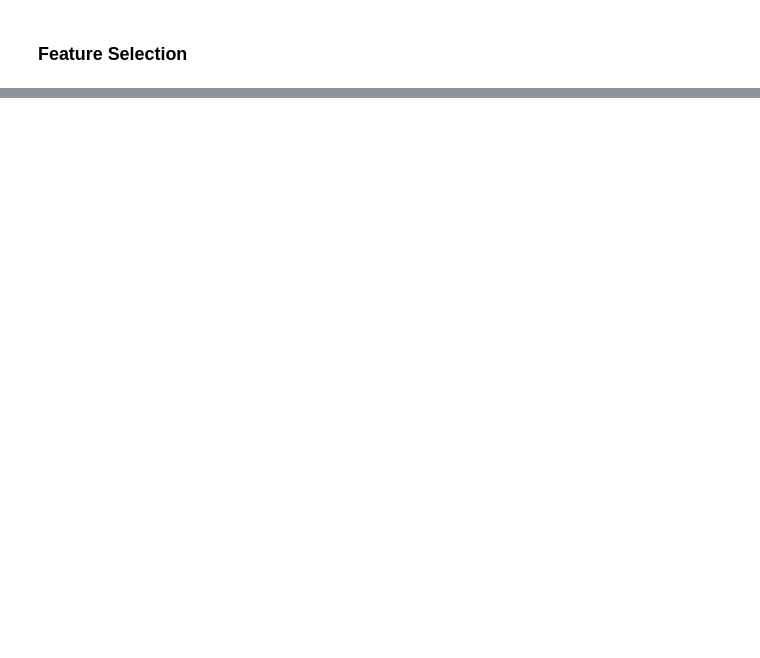
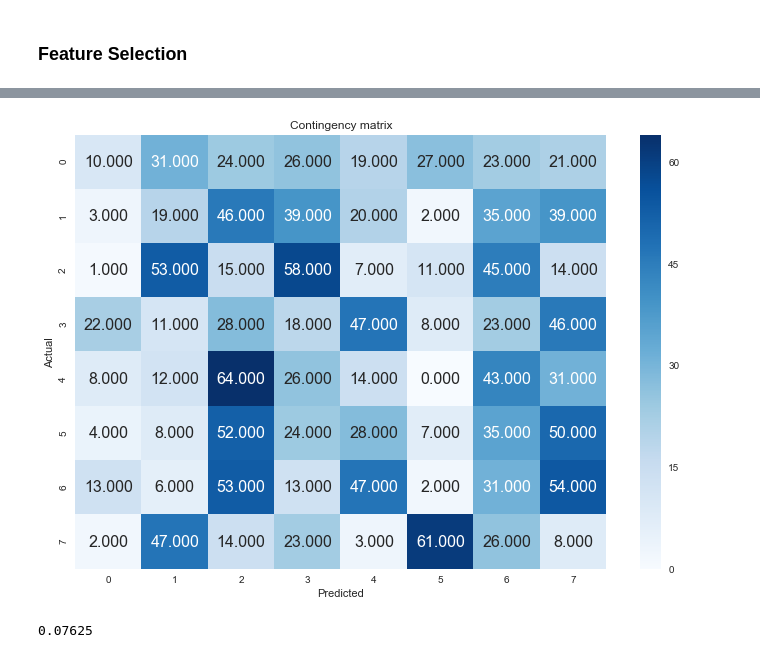
Before and after one commit to Hadryan/music-genre-classification-10, a Jupyter notebook: music_genre_classification.ipynb, the cells around one changed output, grey strips where cells are left out. Saved outputs shown, nothing was run; the diff lists cells and outputs as text; code cells hidden in the pictures; blank space fills up the shorter version.

```diff
--- a/music_genre_classification.ipynb
+++ b/music_genre_classification.ipynb
@@ -536,0 +641,8 @@ sns.heatmap(df_cm, cmap="Blues", annot=True,annot_kws={"size": 16},fmt = ".3f")
+# %%
+#classification data splitting
+X_train, X_test, Y_train, Y_test = train_test_split(X.iloc[:,:-1], data_clustering['genre_factorised'], test_size = 0.2, random_state=1)
+n_clusters = 8
+clf = KMeans(n_clusters = n_clusters, random_state=42)
+clf.fit(X_train)
+y_labels_train = clf.labels_
+y_labels_test = clf.predict(X_test)
@@ -536,0 +651,16 @@ sns.heatmap(df_cm, cmap="Blues", annot=True,annot_kws={"size": 16},fmt = ".3f")
+# %%
+# Plot contingency matrix
+cont_matrix = metrics.cluster.contingency_matrix(Y_test, y_labels_test)
+plt.figure(figsize = (10,7))
+sns.set(font_scale=1)
+sns.heatmap(cont_matrix, cmap="Blues", annot=True,annot_kws={"size": 16},fmt = ".3f")
+plt.ylabel('Actual')
+plt.xlabel('Predicted')
+plt.title('Contingency matrix')
+plt.tight_layout()
+# %% [output]
+[figure, added]
+# %%
+print(metrics.accuracy_score(Y_test, y_labels_test))
+# %% [output]
+0.07625
```
Also changed, not shown: parts of 35 cells of this notebook.
